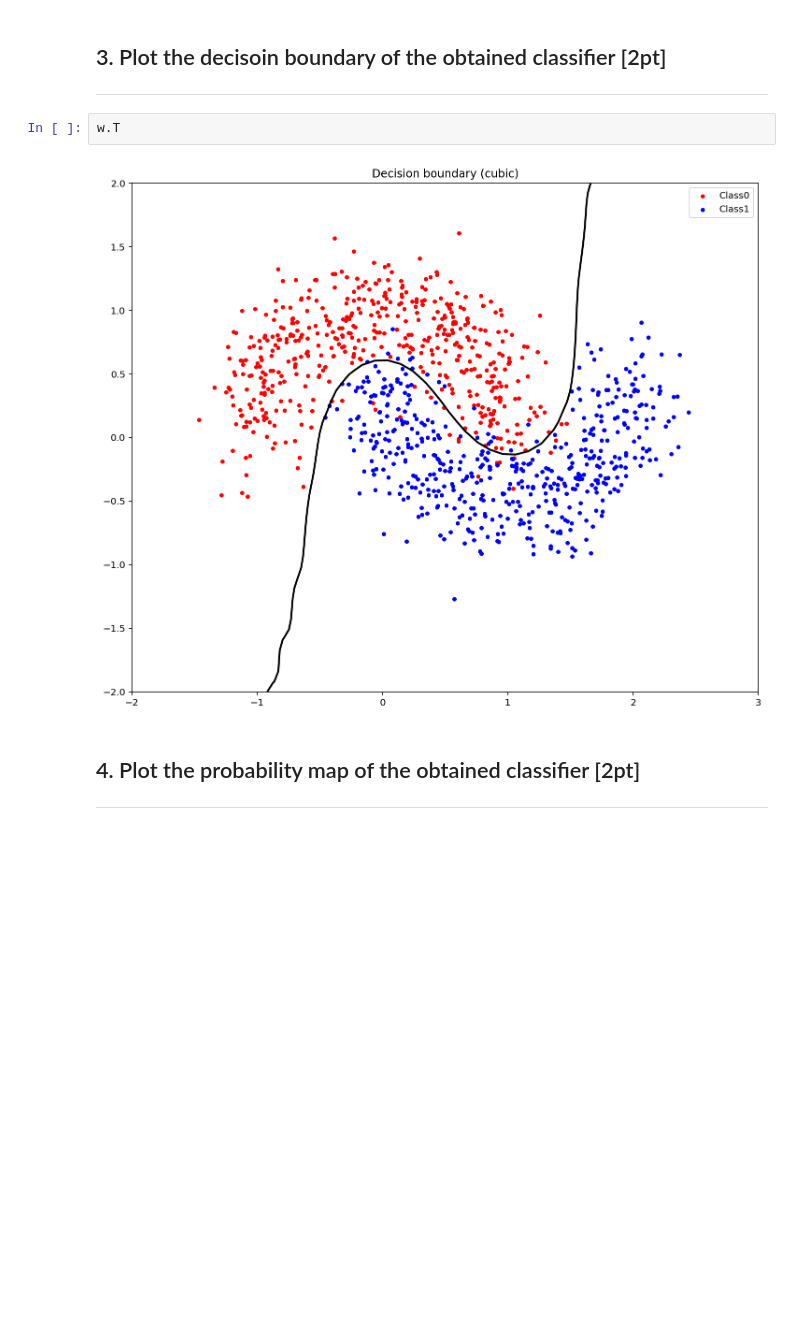
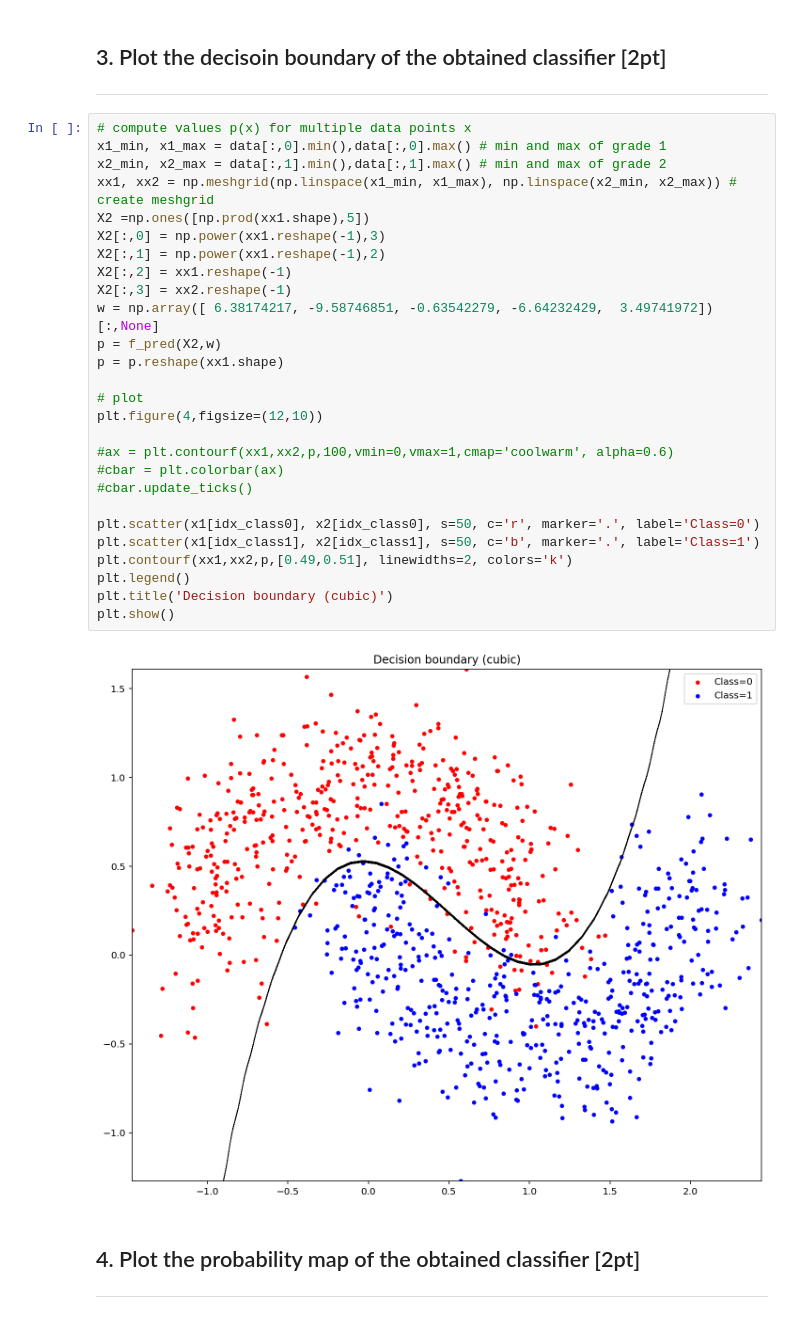
Before and after one commit to nh7881/machine_learning_project_class, a Jupyter notebook: exercise_05/assignment_05_b.ipynb, the cells around one changed output. Drawn from its saved outputs; the diff is of its cells as text; blank space fills up the shorter version.

Commit message:
plot boundary to submit

```diff
--- a/exercise_05/assignment_05_b.ipynb
+++ b/exercise_05/assignment_05_b.ipynb
@@ -354,10 +354,35 @@ plt.show()
 # %% [markdown]
 ## 3. Plot the decisoin boundary of the obtained classifier [2pt]
 <hr>
-# %%
-w.T
-# %% [output]
-[figure, removed]
+# %%
+# compute values p(x) for multiple data points x
+x1_min, x1_max = data[:,0].min(),data[:,0].max() # min and max of grade 1
+x2_min, x2_max = data[:,1].min(),data[:,1].max() # min and max of grade 2
+xx1, xx2 = np.meshgrid(np.linspace(x1_min, x1_max), np.linspace(x2_min, x2_max)) # create meshgrid
+X2 =np.ones([np.prod(xx1.shape),5])
+X2[:,0] = np.power(xx1.reshape(-1),3)
+X2[:,1] = np.power(xx1.reshape(-1),2)
+X2[:,2] = xx1.reshape(-1)
+X2[:,3] = xx2.reshape(-1)
+w = np.array([ 6.38174217, -9.58746851, -0.63542279, -6.64232429,  3.49741972])[:,None]
+p = f_pred(X2,w)
+p = p.reshape(xx1.shape)
+
+# plot
+plt.figure(4,figsize=(12,10))
+
+#ax = plt.contourf(xx1,xx2,p,100,vmin=0,vmax=1,cmap='coolwarm', alpha=0.6)
+#cbar = plt.colorbar(ax)
+#cbar.update_ticks()
+
+plt.scatter(x1[idx_class0], x2[idx_class0], s=50, c='r', marker='.', label='Class=0')
+plt.scatter(x1[idx_class1], x2[idx_class1], s=50, c='b', marker='.', label='Class=1')
+plt.contourf(xx1,xx2,p,[0.49,0.51], linewidths=2, colors='k')
+plt.legend()
+plt.title('Decision boundary (cubic)')
+plt.show()
+# %% [output]
+[figure, added]
 # %% [markdown]
 ## 4. Plot the probability map of the obtained classifier [2pt]
 <hr>
```
